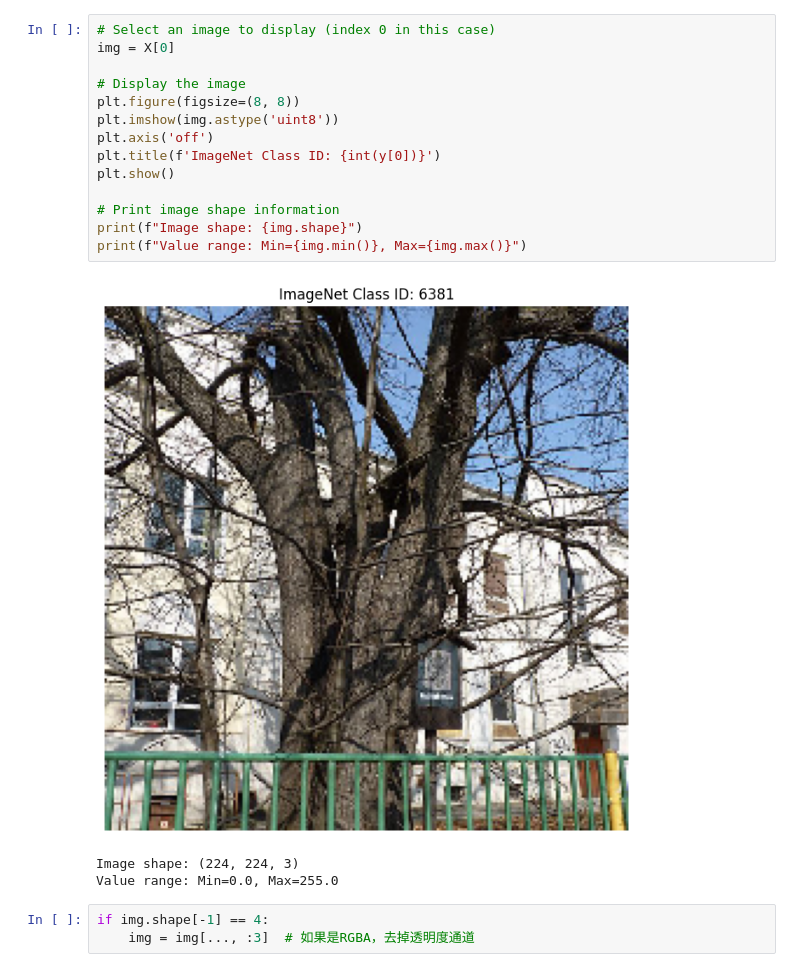
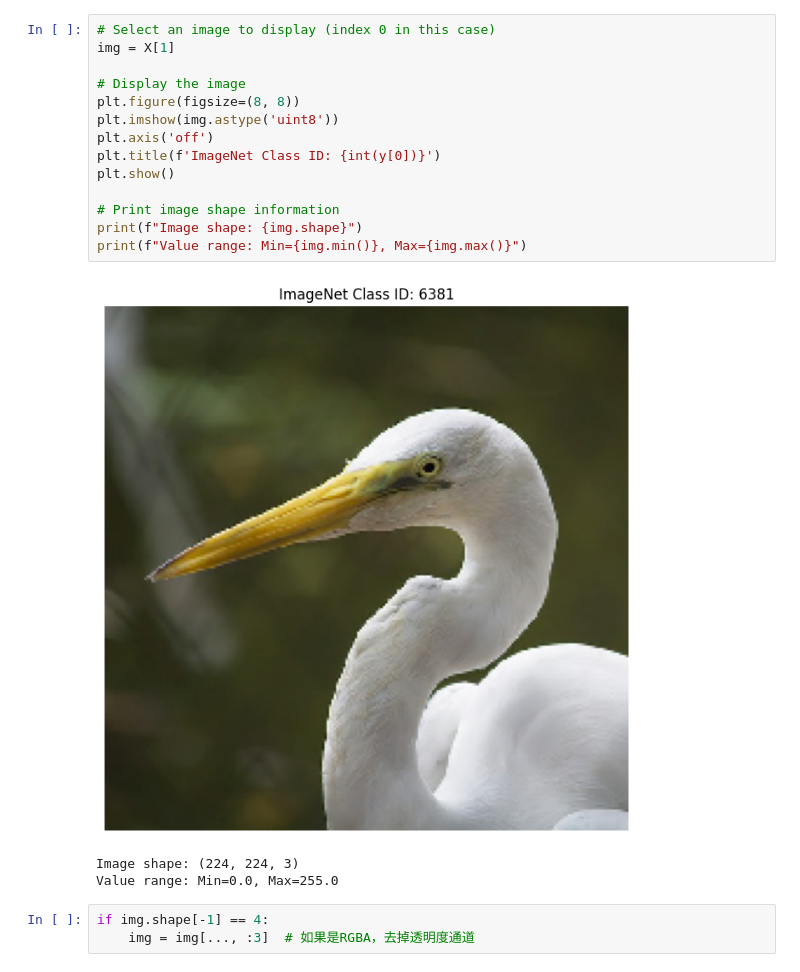
Before and after one commit to Shaun-Z/causation, a Jupyter notebook: cause.ipynb, the cells around one changed output. Saved outputs shown, nothing was run; the diff lists cells and outputs as text.

```diff
--- a/cause.ipynb
+++ b/cause.ipynb
@@ -15,19 +23,19 @@ X, y = shap.datasets.imagenet50()
 # %%
 # Select an image to display (index 0 in this case)
-img = X[0]
+img = X[1]
 
 # Display the image
 plt.figure(figsize=(8, 8))
 plt.imshow(img.astype('uint8'))
 plt.axis('off')
 plt.title(f'ImageNet Class ID: {int(y[0])}')
 plt.show()
 
 # Print image shape information
 print(f"Image shape: {img.shape}")
 print(f"Value range: Min={img.min()}, Max={img.max()}")
 # %% [output]
-[figure, old version]
+[figure, new version]
 Image shape: (224, 224, 3)
 Value range: Min=0.0, Max=255.0
 # %%
```
Also changed, not shown: parts of 15 cells of this notebook.
